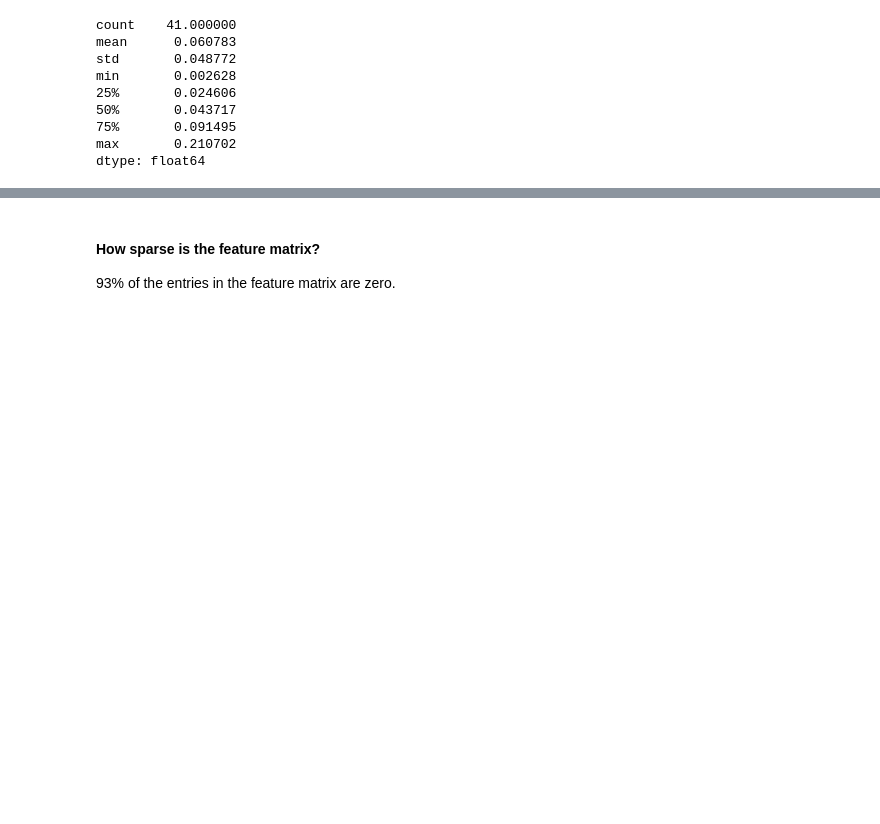
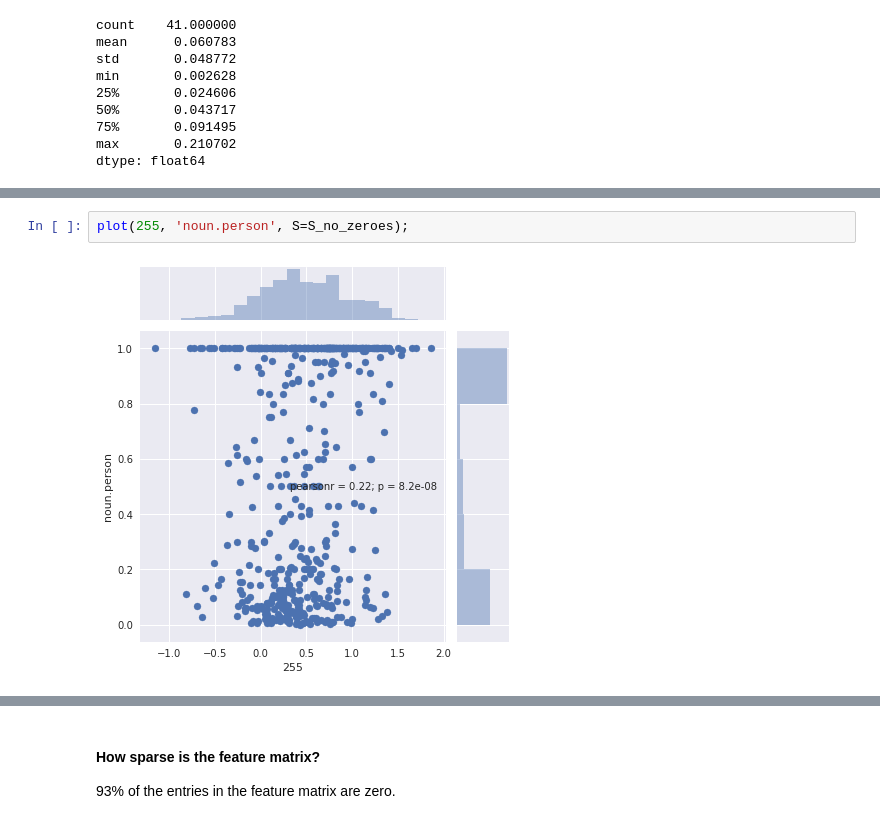
Before and after one commit to geoffbacon/semrep, a Jupyter notebook: semrep/evaluate/qvec/explore.ipynb, the cells around one changed output, grey strips where cells are left out. Saved outputs shown, nothing was run; the diff lists cells and outputs as text; blank space fills up the shorter version.

```diff
--- a/semrep/evaluate/qvec/explore.ipynb
+++ b/semrep/evaluate/qvec/explore.ipynb
@@ -284,0 +308,4 @@ S.astype(bool).astype(int).head()
+# %%
+plot(255, 'noun.person', S=S_no_zeroes);
+# %% [output]
+[figure, added]
```
Also changed, not shown: parts of 26 cells of this notebook.
